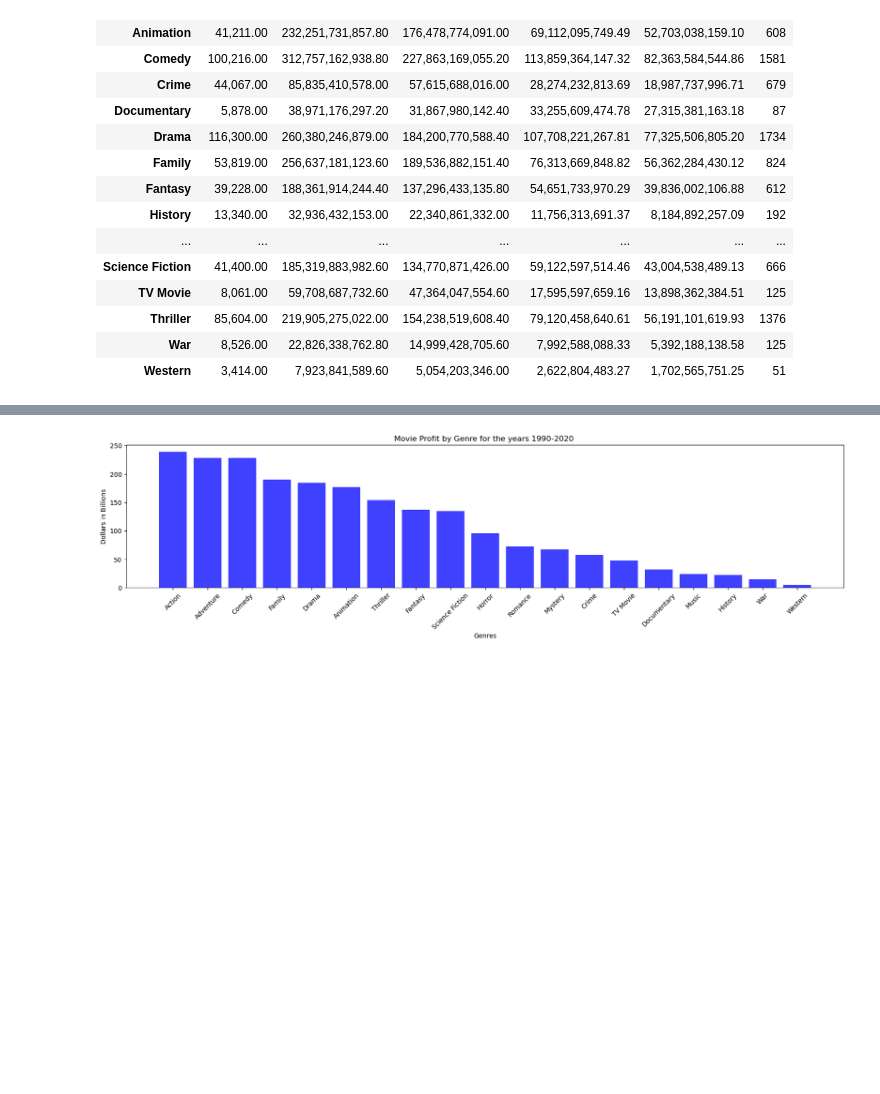
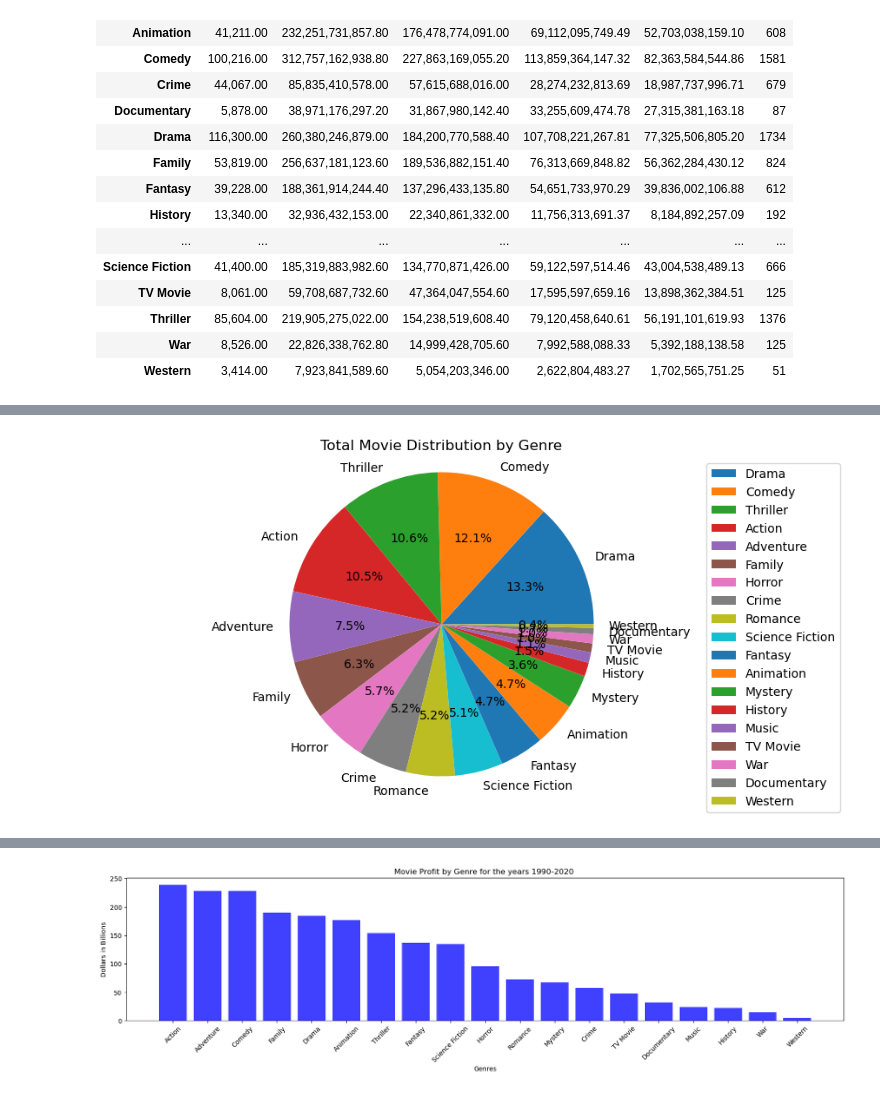
Before and after one commit to hatkiet/Project-1-Red-Team, a Jupyter notebook: Patrick's Visualizations Notebook.ipynb, the cells around one changed output, grey strips where cells are left out. Cells and saved outputs as stored; diff of their text form; code cells hidden in the pictures; blank space fills up the shorter version.

```diff
--- a/Patrick's Visualizations Notebook.ipynb
+++ b/Patrick's Visualizations Notebook.ipynb
@@ -238,0 +273,10 @@ plt.show()
+# %%
+# Plotting the pie chart
+plt.figure(figsize=(10, 5))
+plt.pie(sums_df["Total"], labels=sums_df.index, autopct='%1.1f%%')
+plt.legend(loc="upper right", bbox_to_anchor=(1.1, 1))
+plt.title('Total Movie Distribution by Genre')
+plt.axis('equal')
+plt.show()
+# %% [output]
+[figure, added]
```
Also changed, not shown: parts of 9 cells of this notebook.
